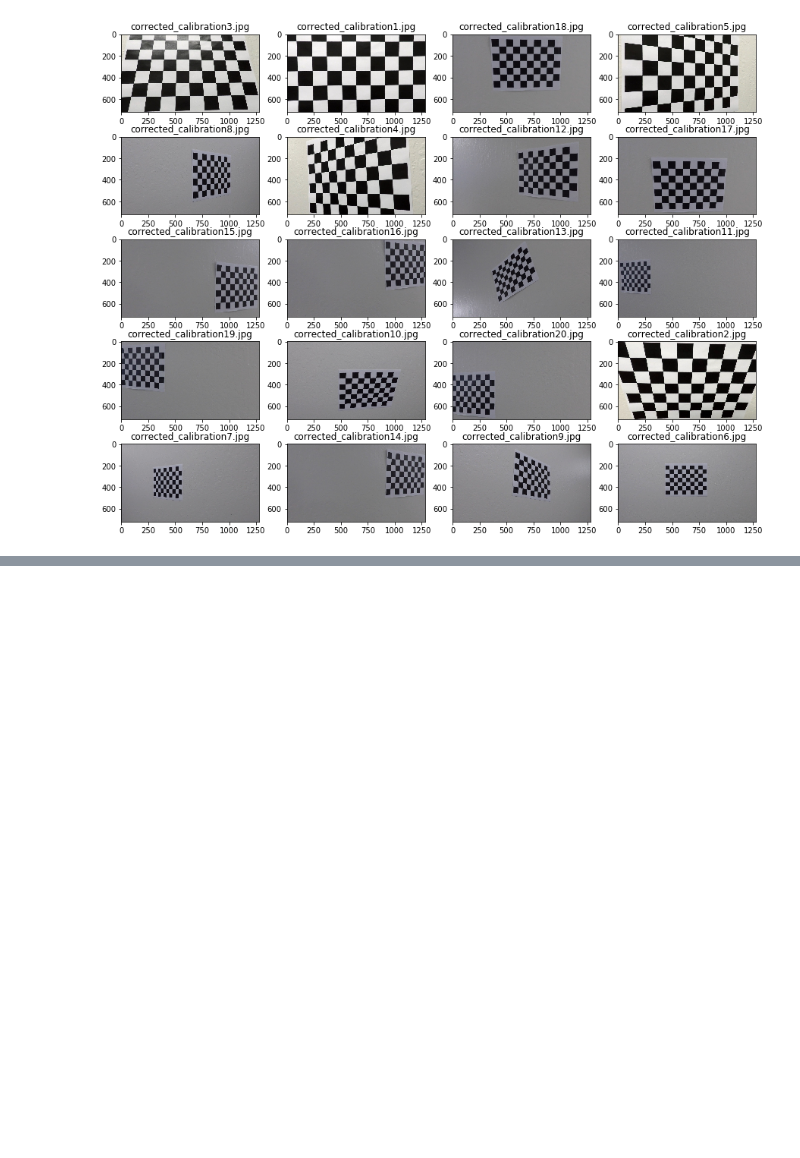
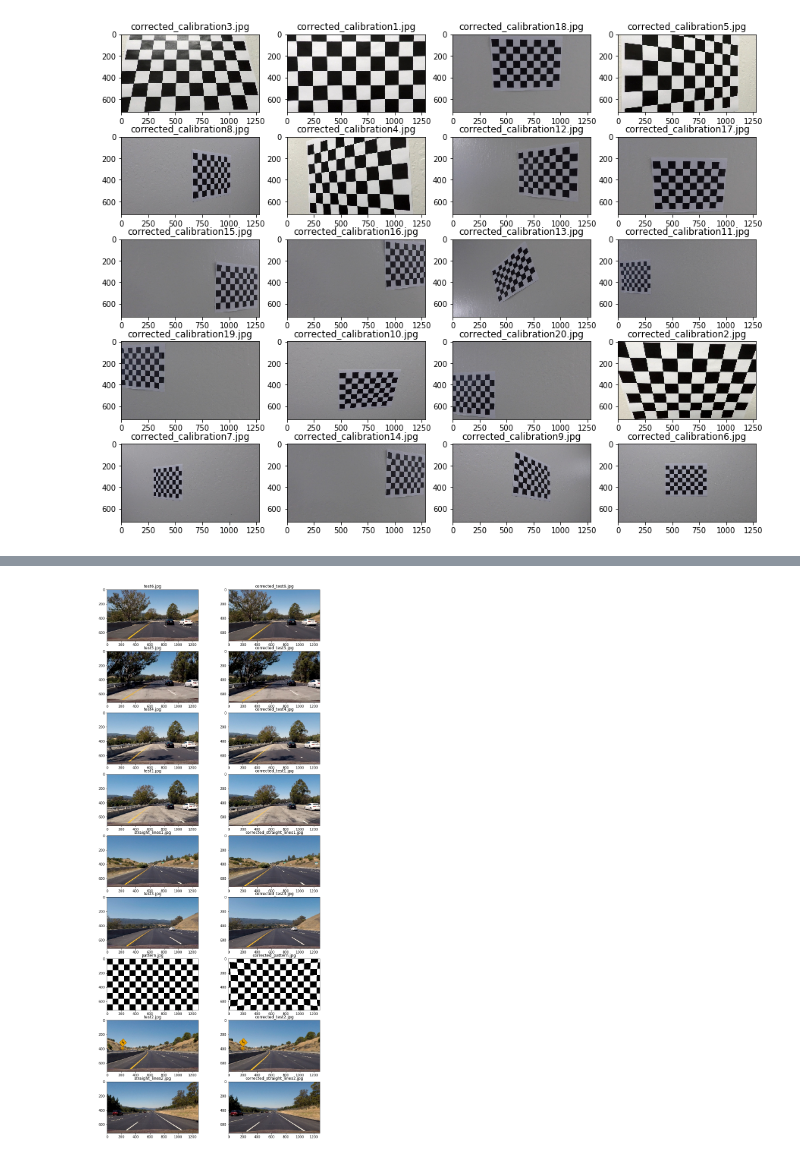
Before and after one commit to sketchc89/AdvanceLaneLines-P4, a Jupyter notebook: Calibration.ipynb, the cells around one changed output, grey strips where cells are left out. Cells and saved outputs as stored; diff of their text form; code cells hidden in the pictures; blank space fills up the shorter version.

Commit message:
plotted undistorted images

```diff
--- a/Calibration.ipynb
+++ b/Calibration.ipynb
@@ -56,0 +62,15 @@ Found 17 chessboards in 20 images
+# %%
+fig3 = plt.figure(figsize=(12,30))
+for i, test_file in enumerate(os.listdir(os.path.join(os.getcwd(), 'test_images'))):
+    test_img = mpimg.imread(os.path.join(os.getcwd(), 'test_images', test_file))
+    dst = cv2.undistort(test_img, mtx, dist, None, mtx)
+
+    ax = plt.subplot(9, 2, 2*i+1)
+    ax.set_title('{0}'.format(test_file))
+    plt.imshow(test_img)
+    ax = plt.subplot(9, 2, 2*i+2)
+    ax.set_title('corrected_{0}'.format(test_file))
+    plt.imshow(dst)
+plt.show()
+# %% [output]
+[figure, added]
```
Also changed, not shown: parts of 1 cell of this notebook.
